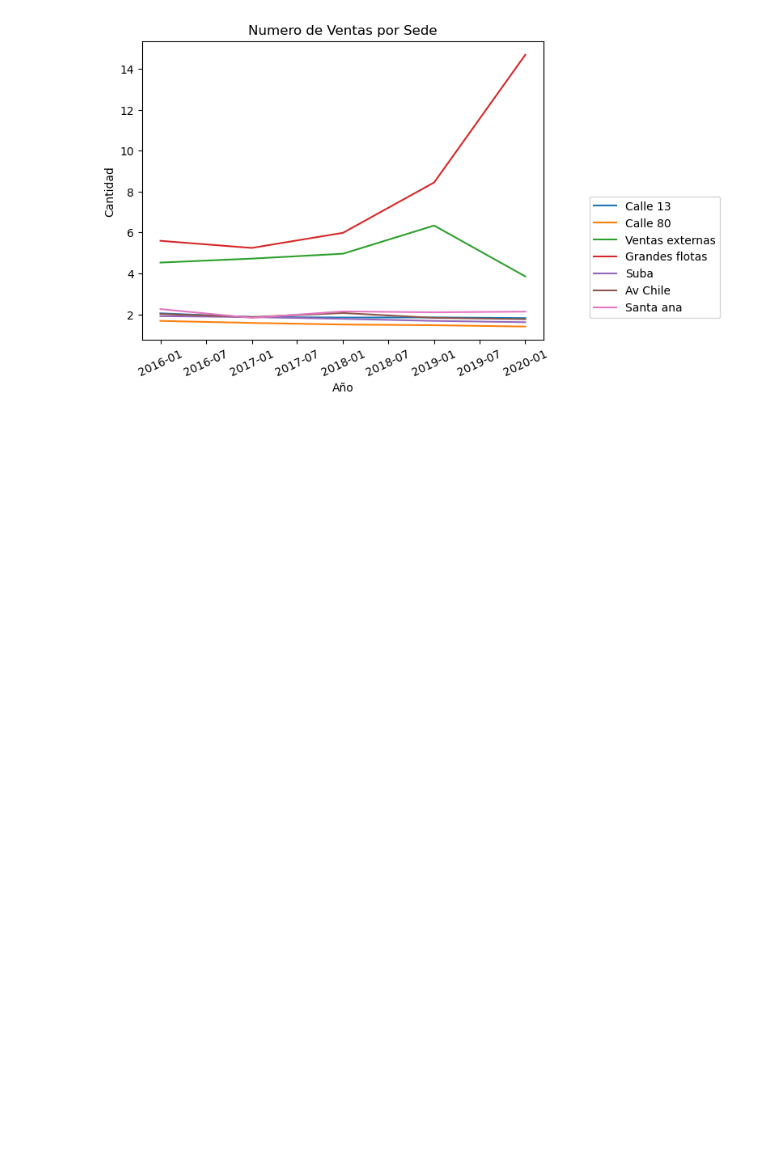
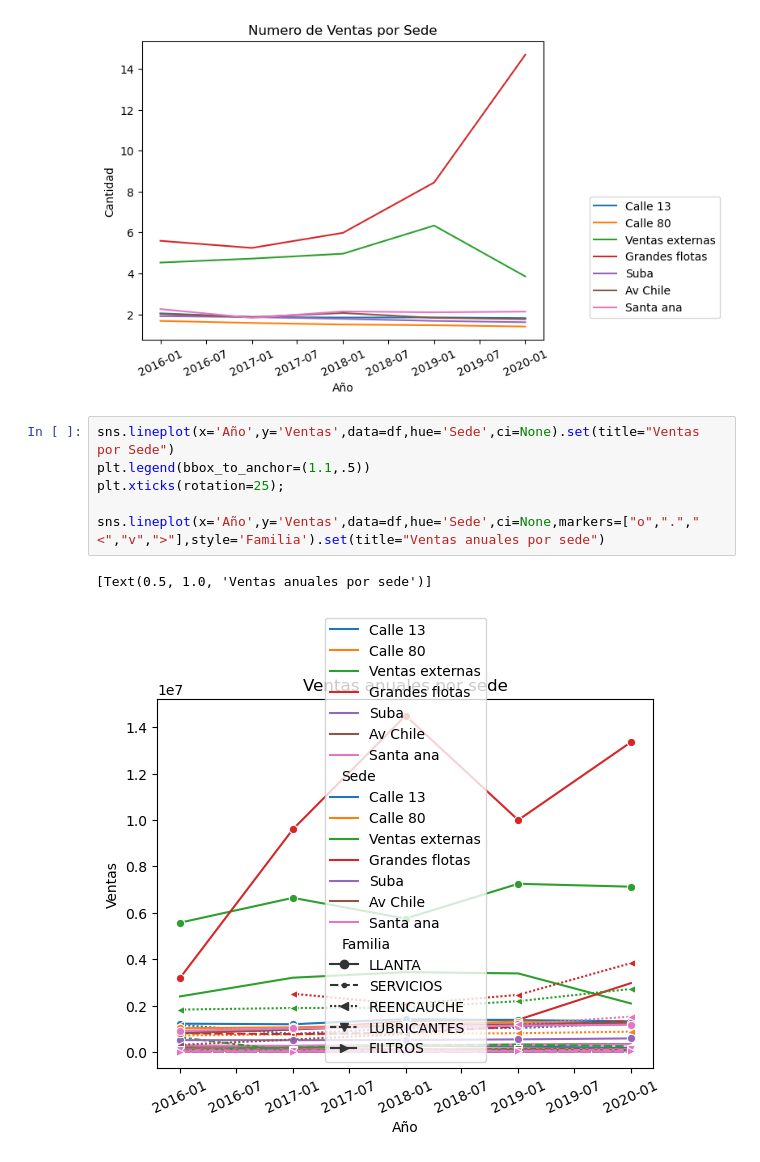
Before and after one commit to Darkzos/Project-Automotive-Service-Auto-Motors-, a Jupyter notebook: Python-Jupyter./Análisis Automotriz Final.ipynb, the cells around one changed output. Drawn from its saved outputs; the diff is of its cells as text; blank space fills up the shorter version.

```diff
--- a/Python-Jupyter./Análisis Automotriz Final.ipynb
+++ b/Python-Jupyter./Análisis Automotriz Final.ipynb
@@ -331,3 +329,12 @@ plt.legend(bbox_to_anchor=(1.1,.5))
 plt.xticks(rotation=25);
 # %% [output]
 [figure]
+# %%
+sns.lineplot(x='Año',y='Ventas',data=df,hue='Sede',ci=None).set(title="Ventas por Sede")
+plt.legend(bbox_to_anchor=(1.1,.5))
+plt.xticks(rotation=25);
+
+sns.lineplot(x='Año',y='Ventas',data=df,hue='Sede',ci=None,markers=["o",".","<","v",">"],style='Familia').set(title="Ventas anuales por sede")
+# %% [output]
+[Text(0.5, 1.0, 'Ventas anuales por sede')]
+[figure, added]
```
Also changed, not shown: parts of 5 cells of this notebook.
